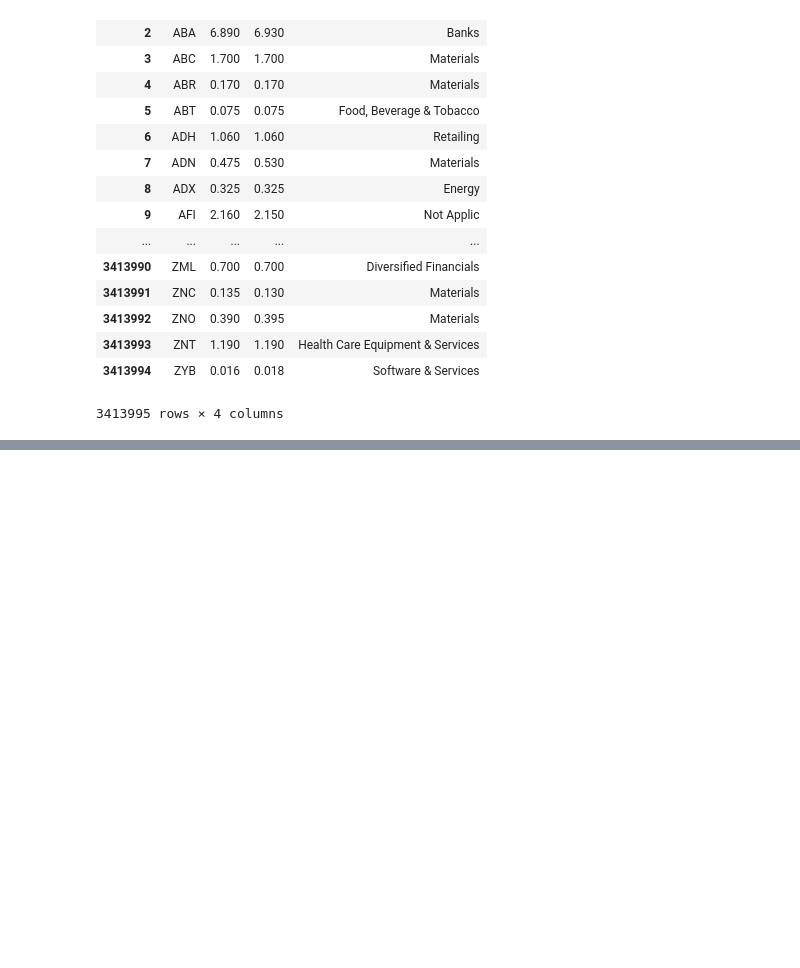
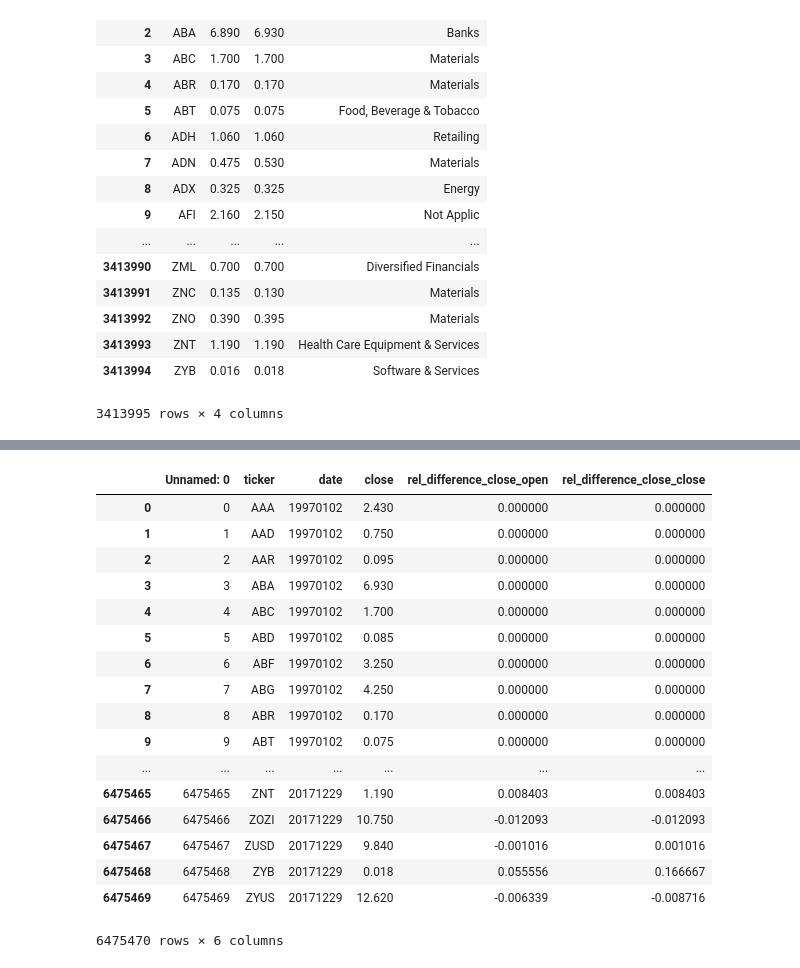
Before and after one commit to dfontana/GaggleOfKaggle, a Jupyter notebook: data/Data Manipulation.ipynb, the cells around one changed output, grey strips where cells are left out. Saved outputs shown, nothing was run; the diff lists cells and outputs as text; code cells hidden in the pictures; blank space fills up the shorter version.

```diff
--- a/data/Data Manipulation.ipynb
+++ b/data/Data Manipulation.ipynb
@@ -150,0 +193,22 @@ relative_change
+# %%
+rel = pd.read_csv("relative_change.csv")
+rel
+# %% [output]
+|  | Unnamed: 0 | ticker | date | close | rel_difference_close_open | rel_difference_close_close |
+| 0 | 0 | AAA | 19970102 | 2.430 | 0.000000 | 0.000000 |
+| 1 | 1 | AAD | 19970102 | 0.750 | 0.000000 | 0.000000 |
+| 2 | 2 | AAR | 19970102 | 0.095 | 0.000000 | 0.000000 |
+| 3 | 3 | ABA | 19970102 | 6.930 | 0.000000 | 0.000000 |
+| 4 | 4 | ABC | 19970102 | 1.700 | 0.000000 | 0.000000 |
+| 5 | 5 | ABD | 19970102 | 0.085 | 0.000000 | 0.000000 |
+| 6 | 6 | ABF | 19970102 | 3.250 | 0.000000 | 0.000000 |
+| 7 | 7 | ABG | 19970102 | 4.250 | 0.000000 | 0.000000 |
+| 8 | 8 | ABR | 19970102 | 0.170 | 0.000000 | 0.000000 |
+| 9 | 9 | ABT | 19970102 | 0.075 | 0.000000 | 0.000000 |
+| ... | ... | ... | ... | ... | ... | ... |
+| 6475465 | 6475465 | ZNT | 20171229 | 1.190 | 0.008403 | 0.008403 |
+| 6475466 | 6475466 | ZOZI | 20171229 | 10.750 | -0.012093 | -0.012093 |
+| 6475467 | 6475467 | ZUSD | 20171229 | 9.840 | -0.001016 | 0.001016 |
+| 6475468 | 6475468 | ZYB | 20171229 | 0.018 | 0.055556 | 0.166667 |
+| 6475469 | 6475469 | ZYUS | 20171229 | 12.620 | -0.006339 | -0.008716 |
+6475470 rows × 6 columns
```
Also changed, not shown: parts of 7 cells of this notebook.
